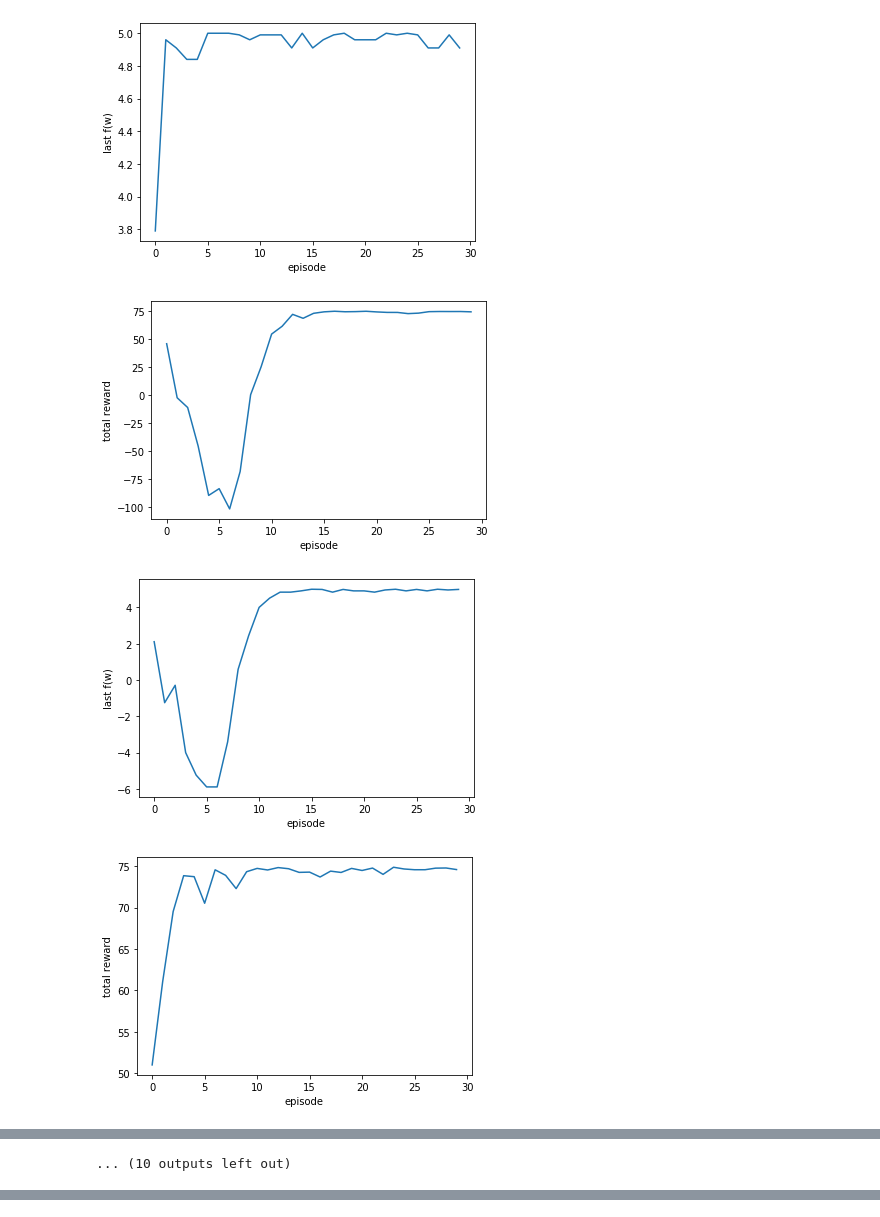
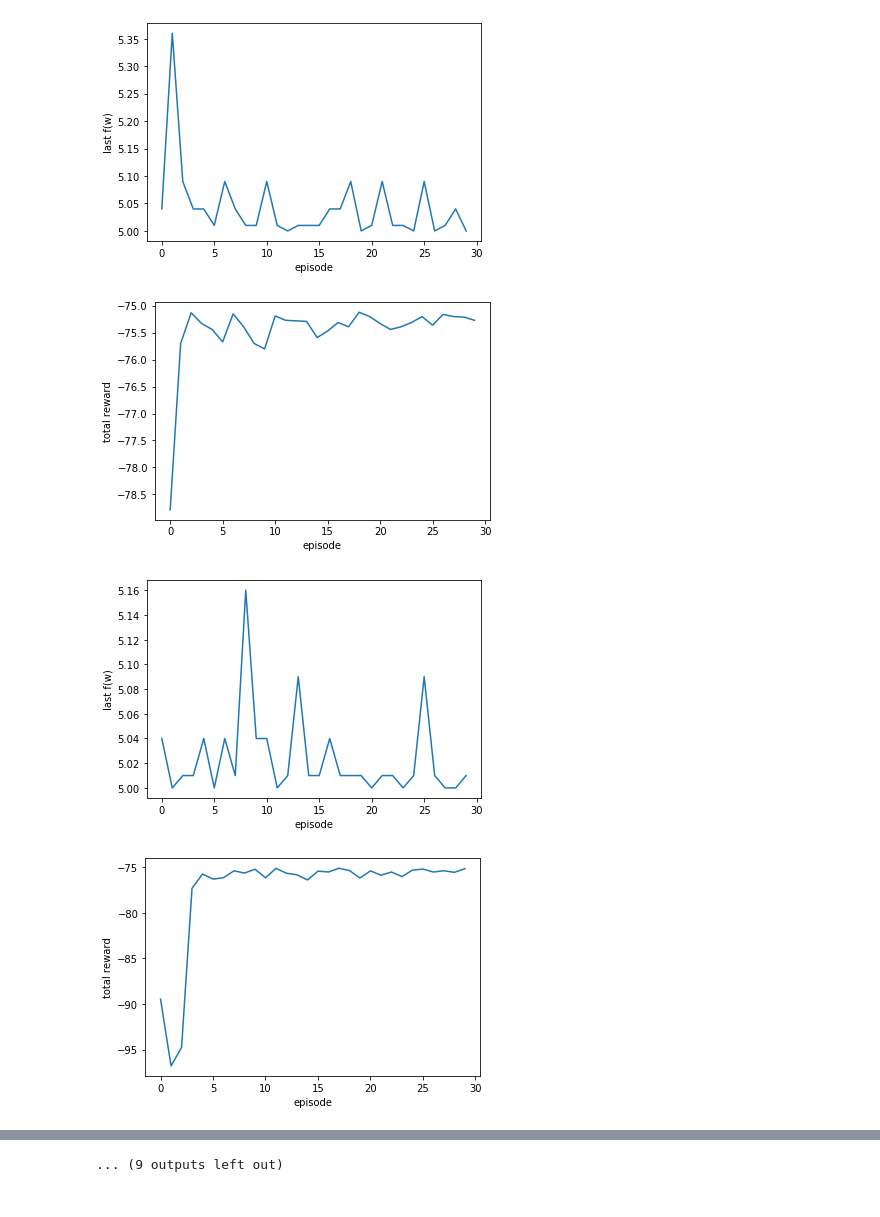
Before and after one commit to sjonany/c-elegans-connectome-opt, a Jupyter notebook: analysis/rl_optimize_playground.py.ipynb, the cells around one changed output, grey strips where cells are left out. Cells and saved outputs as stored; diff of their text form; code cells hidden in the pictures.

```diff
--- a/analysis/rl_optimize_playground.py.ipynb
+++ b/analysis/rl_optimize_playground.py.ipynb
@@ -53,10 +53,10 @@ state_creator = state_creator_dfw_and_gradient
 def optimize_with_rl(f, g, w0):
   """
   Params
-    f - The objective function to be maximized. f(w) should return a scalar.
+    f - The objective function to be minimized. f(w) should return a scalar.
     w0 - Initial w.
   Returns
-    w such that f(w) is maximized
+    w such that f(w) is minimized
   """
   w0 = np.copy(w0)
   tf.reset_default_graph()
@@ -106,12 +106,10 @@ def optimize_with_rl(f, g, w0):
         if IS_DEBUG:
           print("t=%d i=%d action=%s" % (t, i, action))
           print("wt_prev=%s" % (wt))
-        # TODO: Bounding?
         wt[i] += convert_action_to_dw(action)
         last_f_wt = f(wt)
         last_g_wt = g(wt)
-        # TODO: Does the code work well with negative reward?
-        rs[i] = last_f_wt
+        rs[i] = -last_f_wt
         if IS_DEBUG:
           print("wt_next=%s" % (wt))
           print("f(wt)=%s" % last_f_wt)
@@ -184,12 +178,12 @@ def f2d(w):
 f2d_w0 = [2,1]
 
 def f1d(w):
-  return -(w[0]-1)**2 + 5
+  return (w[0]-1)**2 + 5
 
 # Gradient at 1d.
 # We won't have this information for complex f, but want to replicate Ke li 2017 closely.
 def g1d(w):
-  return np.array([-2 * (w[0]-1)])
+  return np.array([2 * (w[0]-1)])
 
 f1d_w0 = [2.0]
 
@@ -214,4 +202,4 @@ Please use `layer.__call__` method instead.
-[figure, old version]
+[figure, new version]
-[figure, old version]
+[figure, new version]
-[figure, old version]
+[figure, new version]
-[figure, old version]
+[figure, new version]
@@ -220 +207,0 @@ Please use `layer.__call__` method instead.
-... (10 outputs left out)
@@ -221,3 +209,4 @@ Please use `layer.__call__` method instead.
+... (9 outputs left out)
 # %%
 last_fs
 # %% [output]
```
Also changed, not shown: parts of 3 cells of this notebook.
